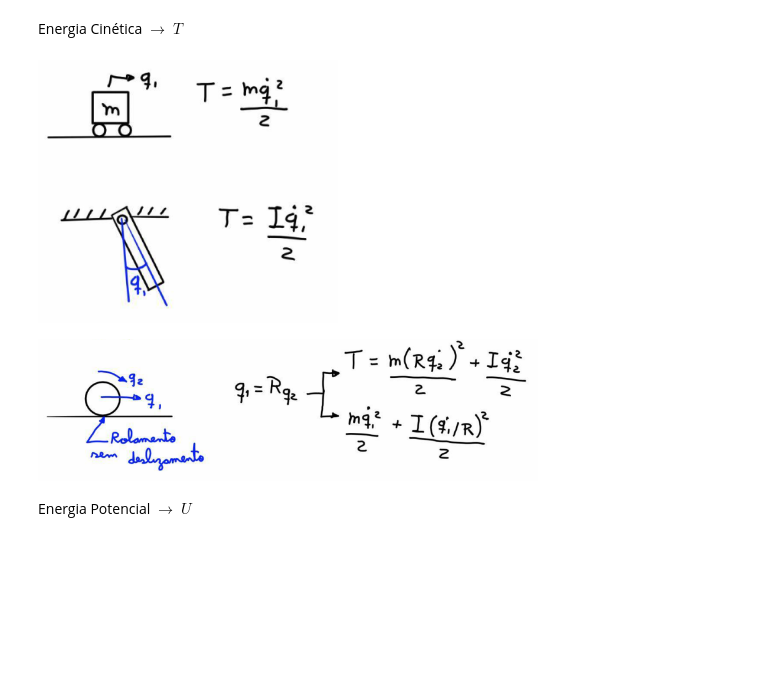
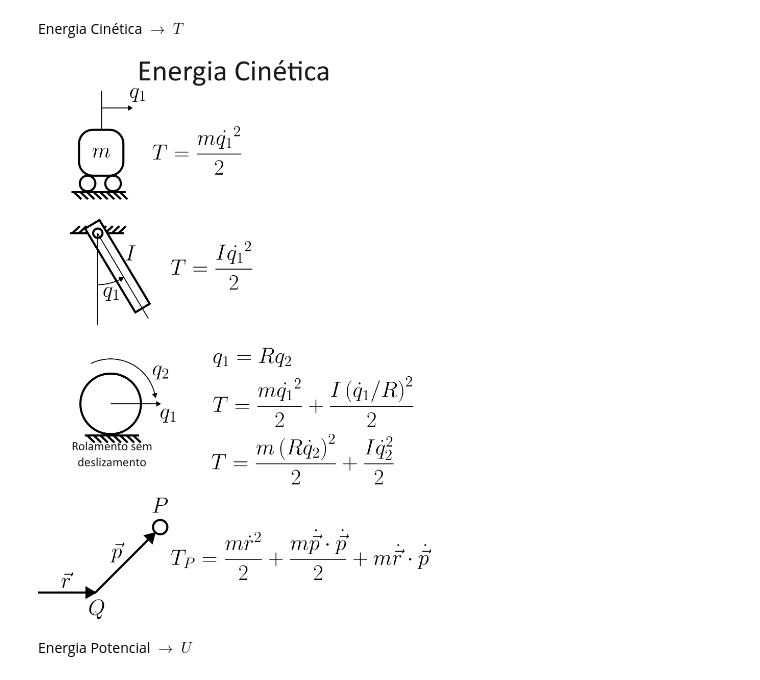
Before and after one commit to Pi-vi/Aulas_vibracoes, a Jupyter notebook: Vibs2.ipynb, the cells around one changed output. Cells and saved outputs as stored; diff of their text form; code cells hidden in the pictures; blank space fills up the shorter version.

```diff
--- a/Vibs2.ipynb
+++ b/Vibs2.ipynb
@@ -131,13 +131,9 @@ A determinação da configuração do sistema se faz por meio de um conjunto de
 # %% [markdown]
 Energia Cinética $\rightarrow$ $T$
 # %%
-Image('figuras/fig2-2.png',width=300)
+Image('figuras/Energia_Cinetica.png',width=400)
 # %% [output]
-[figure, old version]
+[figure, new version]
-# %%
-Image('figuras/fig2-3.png',width=500)
-# %% [output]
-[figure, removed]
 # %% [markdown]
 Energia Potencial $\rightarrow$ $U$
 # %%
```
Also changed, not shown: parts of 1 cell of this notebook.
